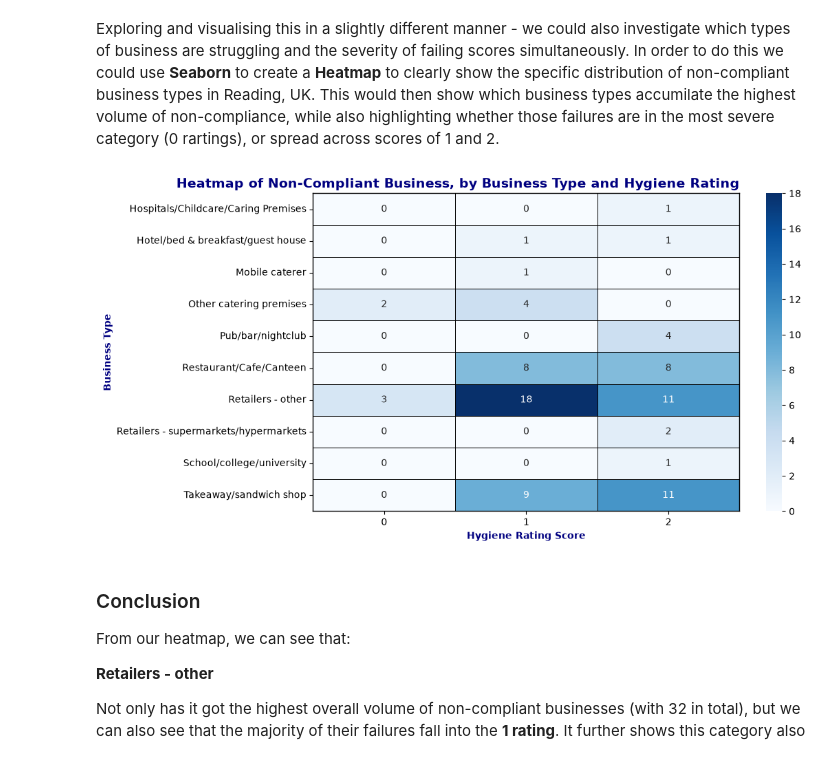
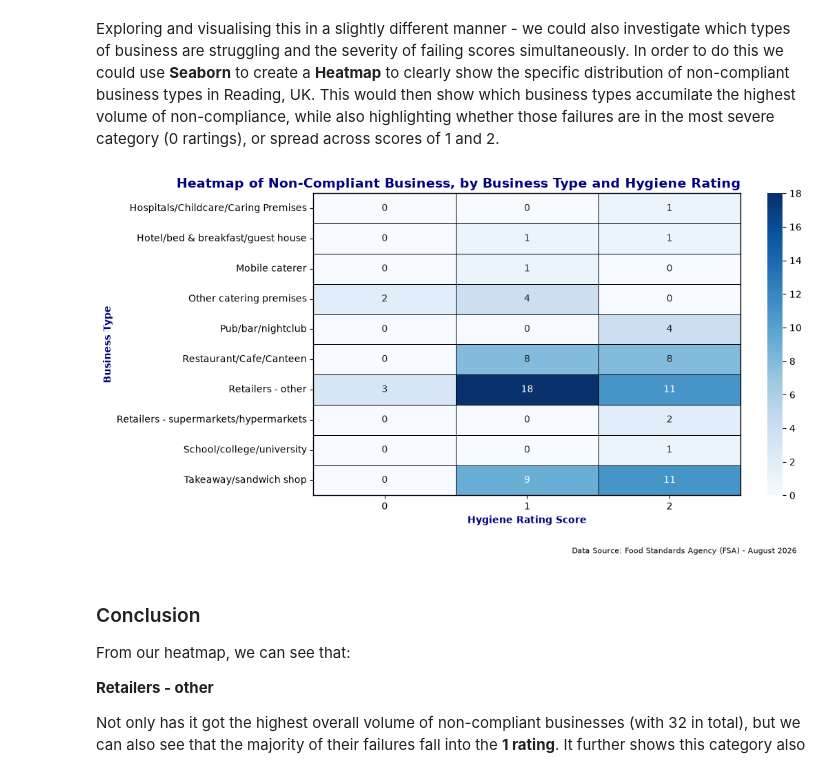
Before and after one commit to danb160/reading_food_hygiene_analysis, a Jupyter notebook: jupyter_notebooks/rfh_analysis_and_visualisations.ipynb, the cells around one changed output. Saved outputs shown, nothing was run; the diff lists cells and outputs as text; code cells hidden in the pictures.

```diff
--- a/jupyter_notebooks/rfh_analysis_and_visualisations.ipynb
+++ b/jupyter_notebooks/rfh_analysis_and_visualisations.ipynb
@@ -279,25 +282,29 @@ This would then show which business types accumilate the highest volume of non-c
 # %%
 # Group business types by their hygiene ratings (0, 1, and 2)
 heatmap_data = pd.crosstab(non_compliant_df['BusinessType'], non_compliant_df['RatingValue'])
 
 # Create the heatmap
 plt.figure(figsize=(10,6))
 sns.heatmap(heatmap_data, annot=True, cmap='Blues', fmt='d', linecolor='black', linewidths=0.5)
 
 # Labelling
 plt.title('Heatmap of Non-Compliant Business, by Business Type and Hygiene Rating', fontsize=14, fontweight='bold', loc='right', color='navy')
 plt.xlabel('Hygiene Rating Score', fontweight='bold', color='navy')
 plt.ylabel('Business Type', fontweight='bold', color='navy')
 
 # Force Matplotlib to show the bottom and right borders of the heatmap
 for spine in plt.gca().spines.values():
     spine.set_visible(True)
     spine.set_color('black')
     spine.set_linewidth(1)
 
+plt.subplots_adjust(bottom=0.15)  # adjust the bottom margin to make space
+plt.figtext(0.5, 0.01, 'Data Source: Food Standards Agency (FSA) - August 2026', ha='left', fontsize=8)
+
+
 plt.show()
 # %% [output]
-[figure, old version]
+[figure, new version]
 # %% [markdown]
 ### Conclusion
 From our heatmap, we can see that:
```
Also changed, not shown: parts of 6 cells of this notebook.
